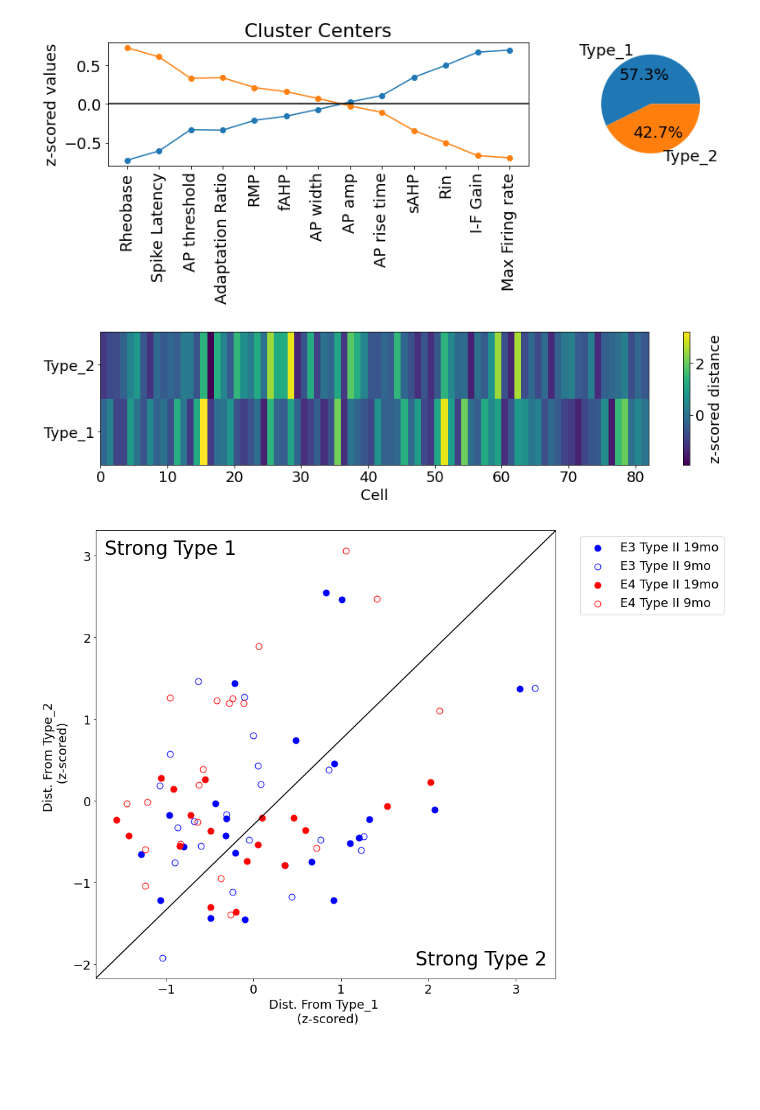
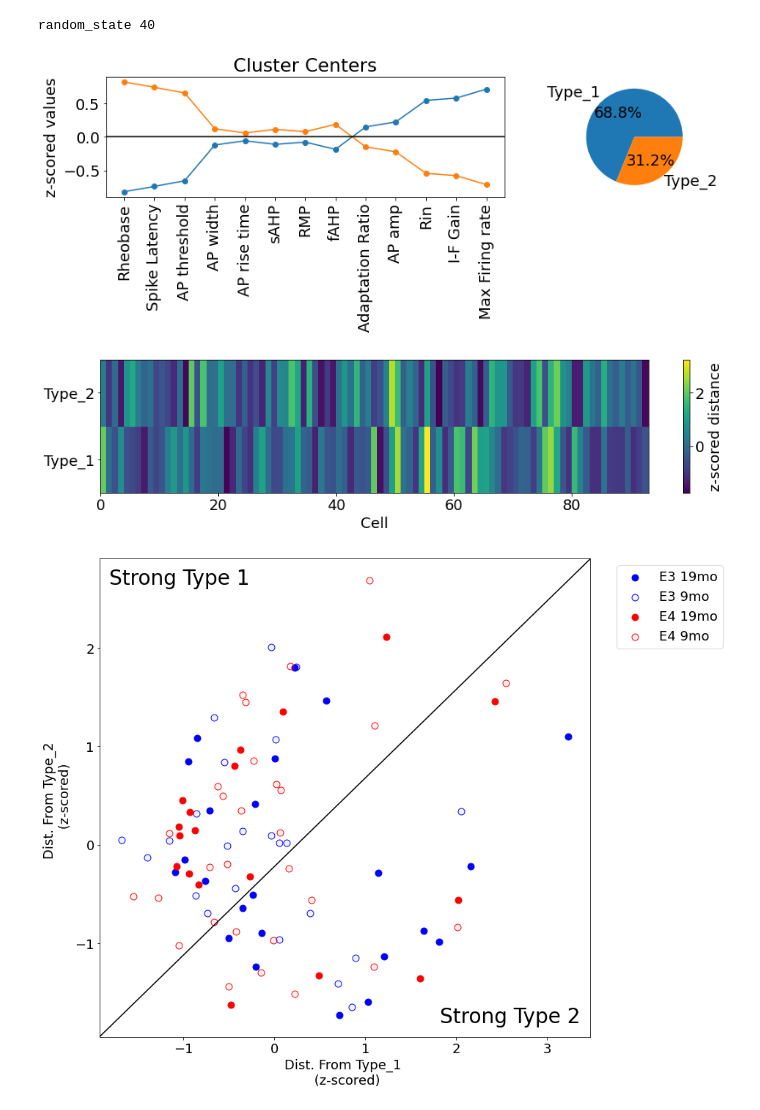
Before and after one commit to dtabuena/ApoE_Data_Clustering, a Jupyter notebook: Cluster_CA3.ipynb, the cells around one changed output. Saved outputs shown, nothing was run; the diff lists cells and outputs as text; code cells hidden in the pictures; blank space fills up the shorter version.

```diff
--- a/Cluster_CA3.ipynb
+++ b/Cluster_CA3.ipynb
@@ -29,7 +29,4 @@ print(unzipped_file_path)
 my_df_dict  = pd.read_excel('my_drop_folder/'+xl_to_analyze, engine='openpyxl',index_col=0,sheet_name=None)
 for k in my_df_dict.keys():
     print(k)
-
-if 'CA1 main parameters' in xl_to_analyze:
-    random_state = 41
 # %% [output]
@@ -189,6 +186,10 @@ colors = [[0, 0, 1, 1], [0, 0, 1, alpha],
           [0, 0.5, 0, 1], [0, 0.5, 0, alpha]]
 
 list_colors = [colors[i] for i in type_num ]
+
+if 'CA1' in xl_to_analyze:
+    random_state = 40
+    print('random_state',random_state)
 
 
 from sklearn.cluster import KMeans
@@ -294,33 +295,34 @@ for ti in range(num_t):
     t = uniq_types[ti]
     t_colr = colors[ti]
     t_colr_edge = colors[  int(np.ceil((ti+1)/2)-1)*2 ]
     is_type = [ind for ind in range(len(type_num)) if type_num[ind]==ti]
 
     score = closeness[:,1] - closeness[:,0]
 
     axs[ti].hist(score[is_type],7,color=t_colr,histtype='bar',density=True,range=(-3.25,3.25),edgecolor=t_colr_edge)
     axs[ti].title.set_text(t)
     axs[ti].axvline(0, color='k') # vertical
     axs[ti].set_ylim(0,0.65)
     axs[ti].set_ylabel('PDF')
     axs[ti].text(.95, .9, 'Type 2',transform=axs[ti].transAxes,ha='right')
     axs[ti].text(.05, .9, 'Type 1',transform=axs[ti].transAxes,ha='left')
 
     if plot_extras:
         is_extra = list(full_df_no_null['extra']==1)
         is_extra_ind = [i for i in range(len(is_extra)) if is_extra[i] ]
         both = [i for i in is_type if i in is_extra_ind]
         axs[ti].hist(score[both],10,color=t_colr,histtype='step',density=True,range=(-3.25,3.25))
 
 axs[3].set_xlabel('Residuals')
 plt.tight_layout()
 
 
 fig_clust_pie.savefig('Clusters.'+fig_opt['format'],**fig_opt)
 fig_sep_scatter.savefig('GenoType_dist_Separate.'+fig_opt['format'],**fig_opt)
 fig_comb_scatter.savefig('GenoType_dist.'+fig_opt['format'],**fig_opt)
 fig_sep_hist.savefig('GenoType_Histos.'+fig_opt['format'],**fig_opt)
 # %% [output]
+random_state 40
-[figure, old version]
+[figure, new version]
-[figure, old version]
+[figure, new version]
-[figure, old version]
+[figure, new version]
```
Also changed, not shown: parts of 9 cells of this notebook.
